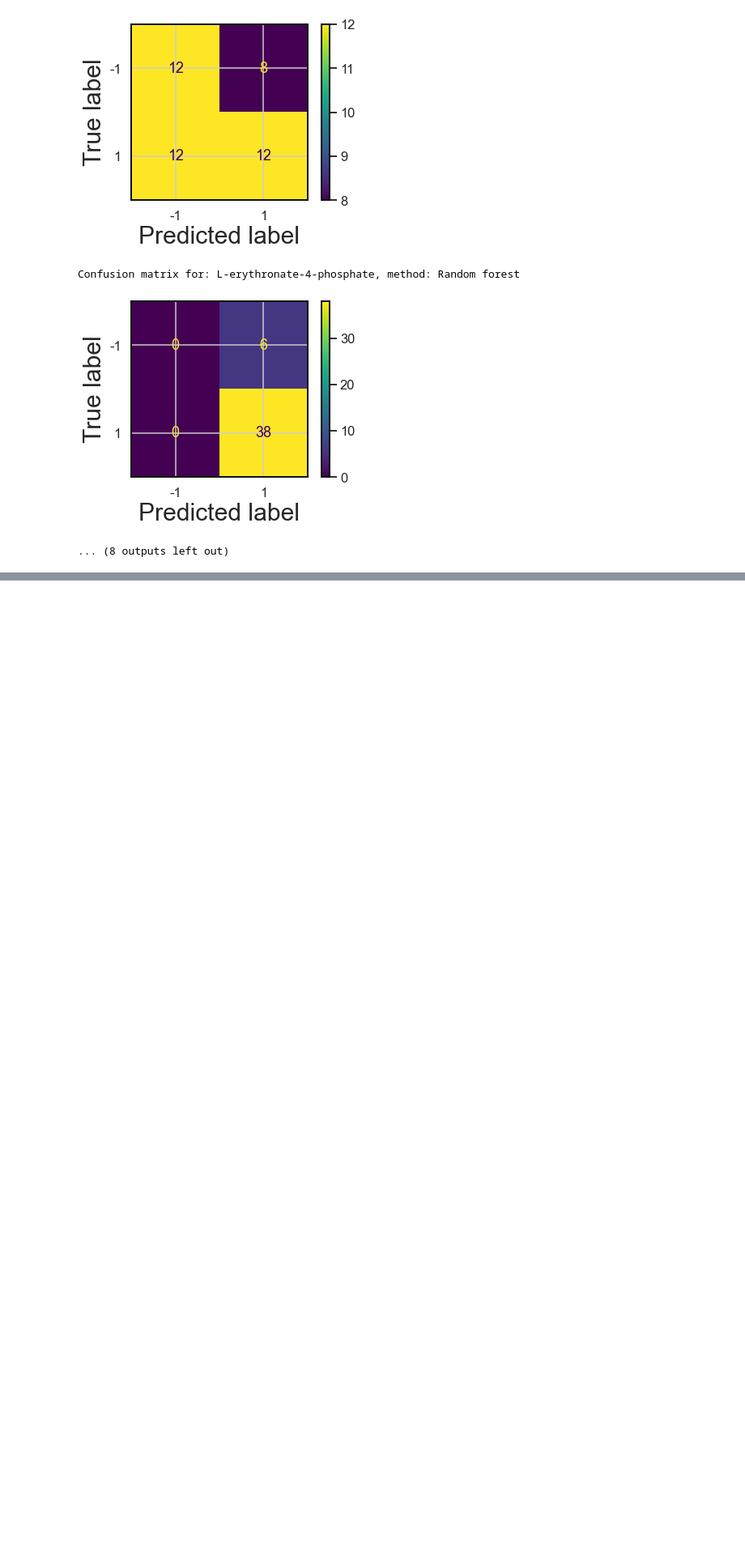
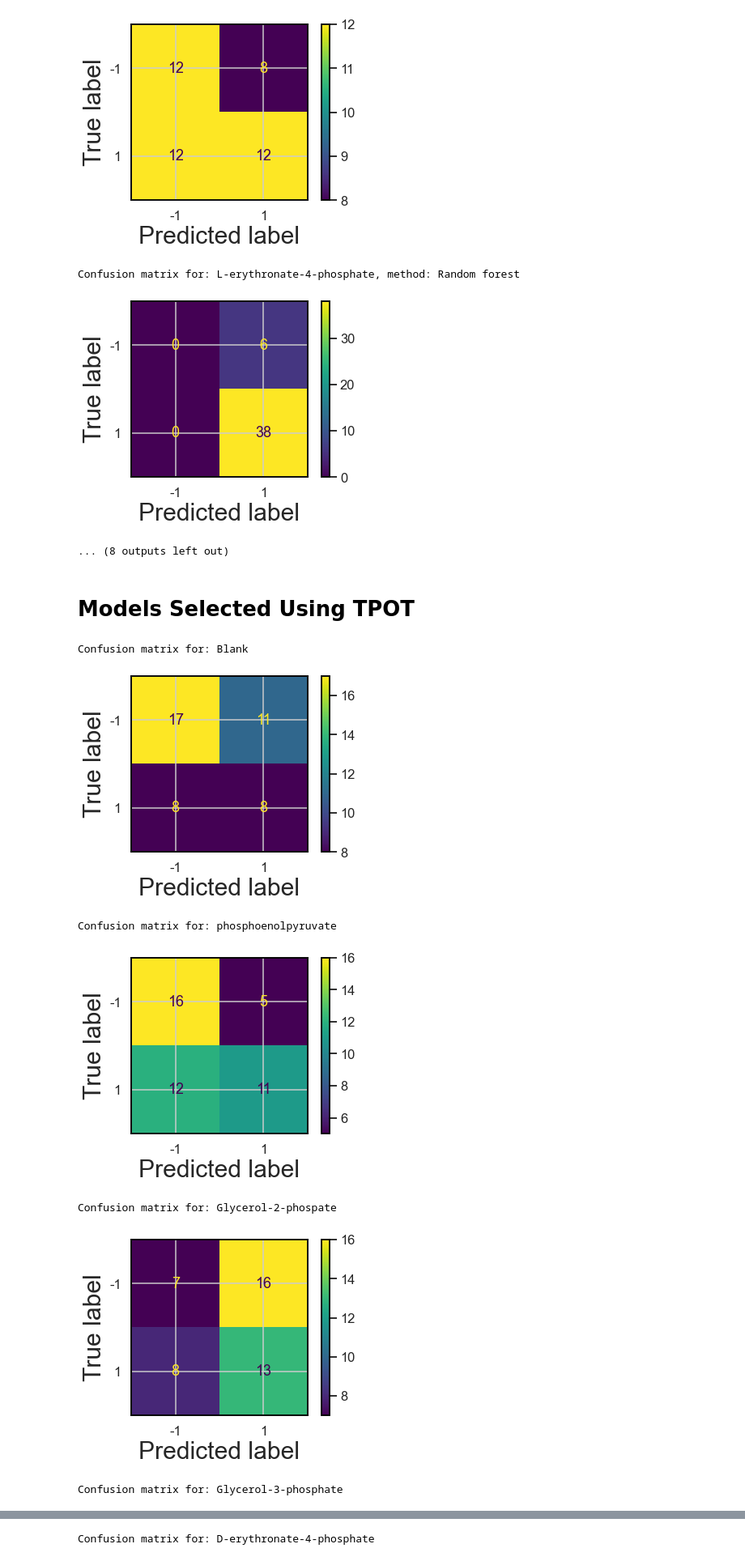
Before and after one commit to gaojunxuan/phosphatase_baseline_classifier, a Jupyter notebook: classification/code/phosphatase_classification.ipynb, the cells around one changed output, grey strips where cells are left out. Shown at 81% size. Drawn from its saved outputs; the diff is of its cells as text; code cells hidden in the pictures; blank space fills up the shorter version.

Commit message:
New pipelines trained using TPOT and MSA aligned data

```diff
--- a/classification/code/phosphatase_classification.ipynb
+++ b/classification/code/phosphatase_classification.ipynb
@@ -34,6 +34,12 @@ renaming_dict = dict(zip(range(len(metabolite_dict)), metabolite_dict.values()))
 
 with open('../data/Protein_seq_dict.p', 'rb') as Protein_seq:
     Protein_seq_dict = pickle.load(Protein_seq)
+# %%
+from Bio import SeqIO
+
+with open("../data/sequences_muscle.fas") as handle:
+    for record in SeqIO.parse(handle, "fasta"):
+        Protein_seq_dict[int(record.id)] = str(record.seq.lower())
 # %% [markdown]
 # Format and Process Data
 # %%
@@ -327,3 +333,41 @@ Confusion matrix for: D-erythronate-4-phosphate, method: Random forest
 Confusion matrix for: L-erythronate-4-phosphate, method: Random forest
 [figure]
 ... (8 outputs left out)
+# %% [markdown]
+# Models Selected Using TPOT
+# %%
+import numpy as np
+import pandas as pd
+from sklearn.ensemble import ExtraTreesClassifier
+from sklearn.feature_selection import RFE
+from sklearn.model_selection import train_test_split
+from sklearn.naive_bayes import MultinomialNB
+from sklearn.pipeline import make_pipeline
+
+
+def tpot_test(metabolite_name, threshold=0):
+    X_train, X_test, y_train, y_test = prepare_train_test(metabolite_name, threshold=threshold)
+
+    clf = make_pipeline(
+        RFE(estimator=ExtraTreesClassifier(criterion="entropy", max_features=1.0,
+                                           n_estimators=100, random_state=42), step=0.4),
+        MultinomialNB(alpha=0.1, fit_prior=True)
+    )
+
+    clf.fit(X_train, y_train)
+
+    print('Confusion matrix for: {}'.format(metabolite_name))
+    plot_confusion_matrix(clf, X_test, y_test)
+    plt.show()
+# %%
+for i, metabolite in enumerate(list(metabolite_dict.values())[:5]):
+    med = activations.transpose()[i].median()
+    tpot_test(metabolite, threshold=med)
+# %% [output]
+Confusion matrix for: Blank
+[figure, added]
+Confusion matrix for: phosphoenolpyruvate
+[figure, added]
+Confusion matrix for: Glycerol-2-phospate
+[figure, added]
+Confusion matrix for: Glycerol-3-phosphate
@@ -329,0 +375 @@ Confusion matrix for: L-erythronate-4-phosphate, method: Random forest
+Confusion matrix for: D-erythronate-4-phosphate
```
Also changed, not shown: parts of 1 cell of this notebook, 26 other files.
